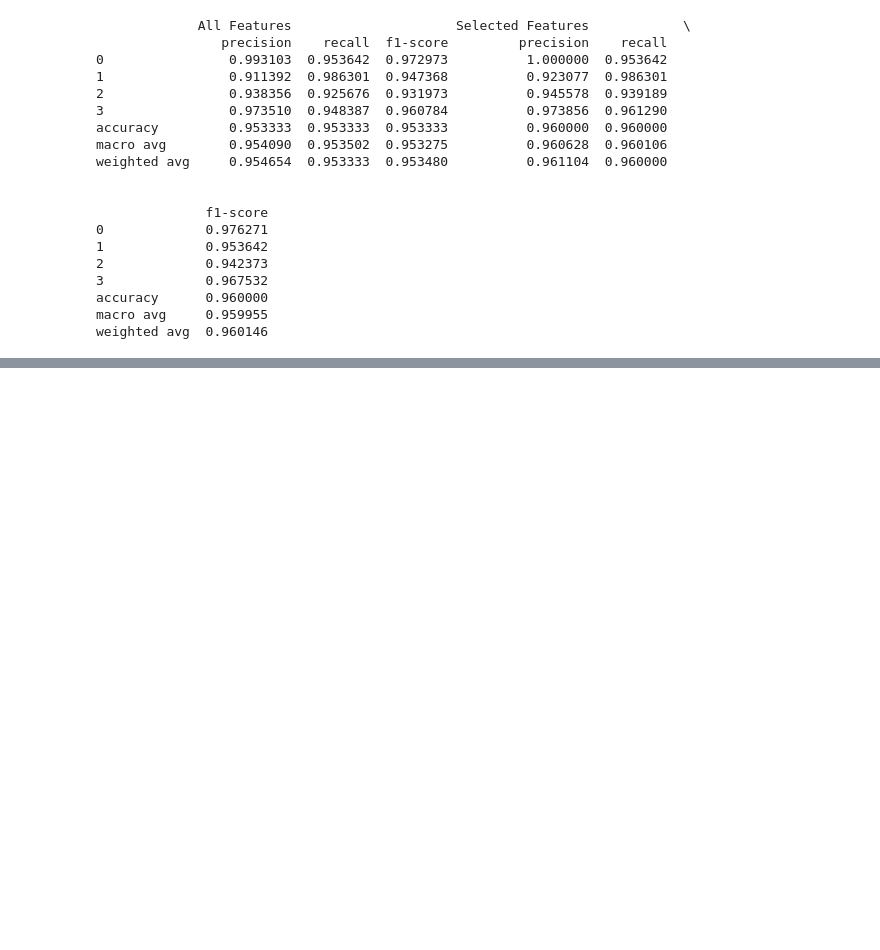
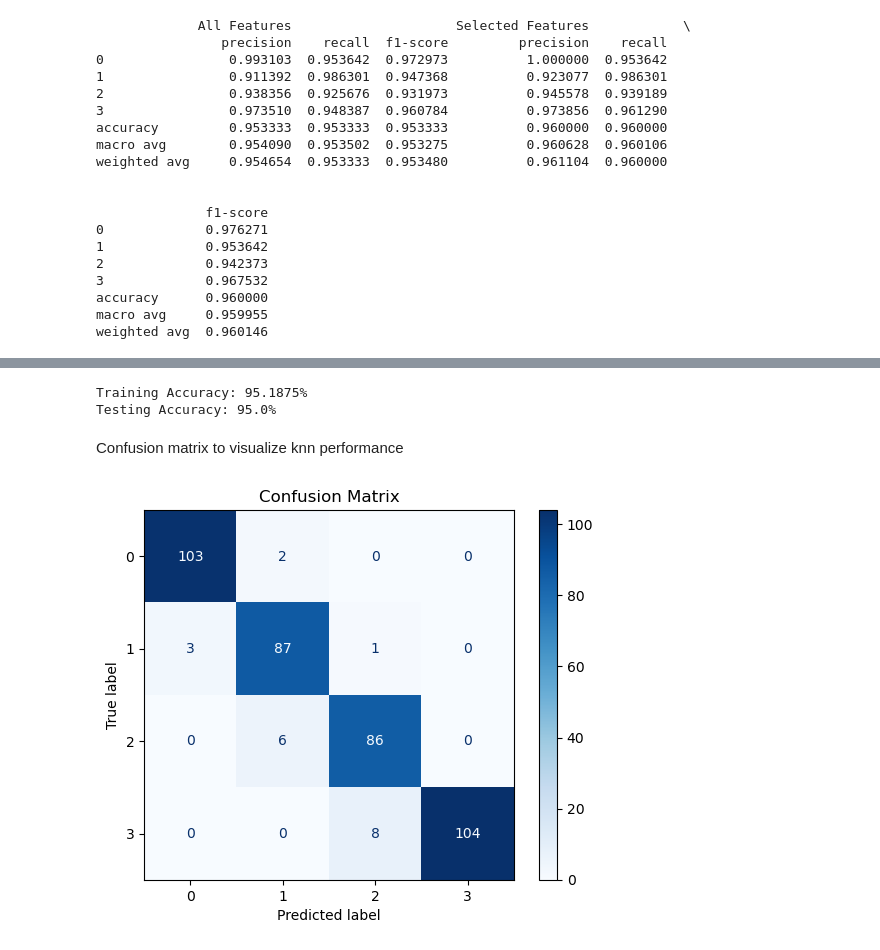
Before and after one commit to zizoelshimy/Machine-learning-project-, a Jupyter notebook: mobile.ipynb, the cells around one changed output, grey strips where cells are left out. Cells and saved outputs as stored; diff of their text form; code cells hidden in the pictures; blank space fills up the shorter version.

```diff
--- a/mobile.ipynb
+++ b/mobile.ipynb
@@ -448,0 +543,11 @@ weighted avg  0.960146
+# %%
+from sklearn.model_selection import GridSearchCV
+parameters ={'n_neighbors':range(1 ,20)}
+grid_knn =GridSearchCV(estimator=knn ,
+                     param_grid=parameters ,
+                     scoring ="accuracy" ,
+                     cv =5 ,
+                     verbose=1 ,
+                     n_jobs=-1)
+# %%
+grid_knn.fit(X_train,y_train.ravel())
@@ -448,0 +566,4 @@ weighted avg  0.960146
+# %%
+from sklearn.neighbors import KNeighborsClassifier
+knn = KNeighborsClassifier(n_neighbors=best_k, metric=best_metric)
+knn.fit(X_train,y_train)
@@ -448,0 +580,3 @@ weighted avg  0.960146
+# %%
+predknn=knn.predict(X_test)
+print(classification_report(y_test,predknn))
@@ -448,0 +606,19 @@ weighted avg  0.960146
+# %%
+train_accuracyknn = knn.score(X_train, y_train)
+test_accuracyknn = knn.score(X_test, y_test)
+
+print(f"Training Accuracy: {train_accuracyknn*100}%")
+print(f"Testing Accuracy: {test_accuracyknn*100}%")
+# %% [output]
+Training Accuracy: 95.1875%
+Testing Accuracy: 95.0%
+# %% [markdown]
+Confusion matrix to visualize knn performance
+# %%
+cm=confusion_matrix(y_test,predknn)
+disp = ConfusionMatrixDisplay(confusion_matrix=cm, display_labels=np.unique(y_test))
+disp.plot(cmap=plt.cm.Blues)
+plt.title("Confusion Matrix")
+plt.show()
+# %% [output]
+[figure, added]
```
Also changed, not shown: parts of 24 cells of this notebook.
